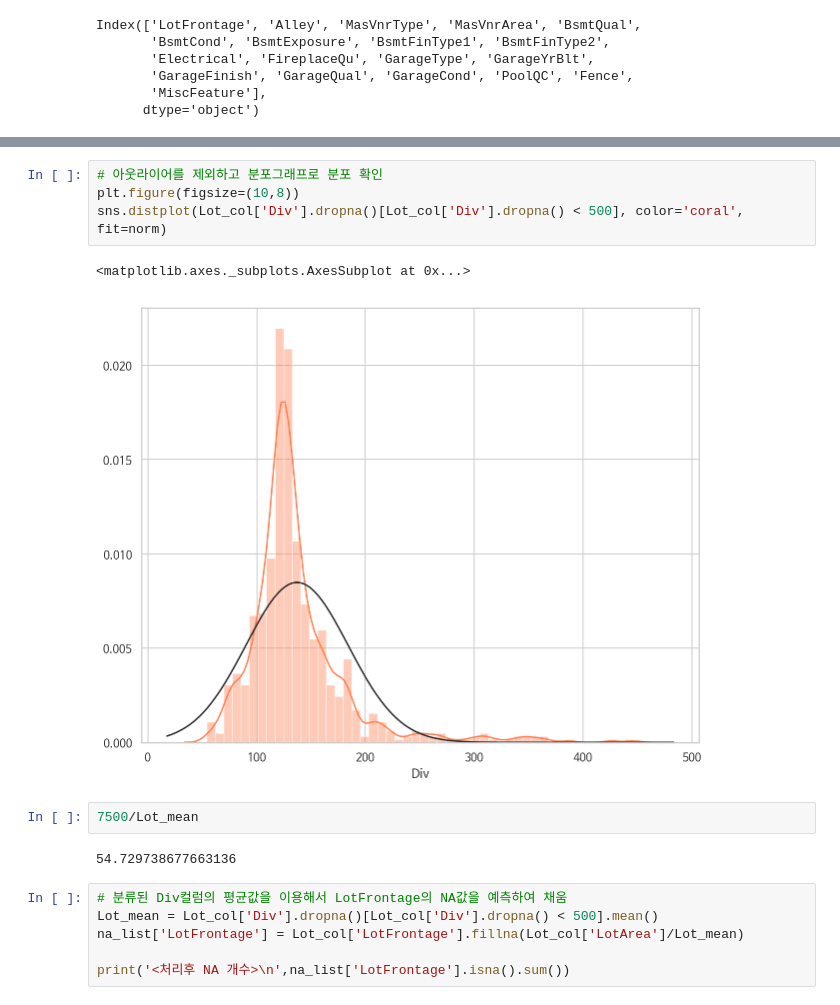
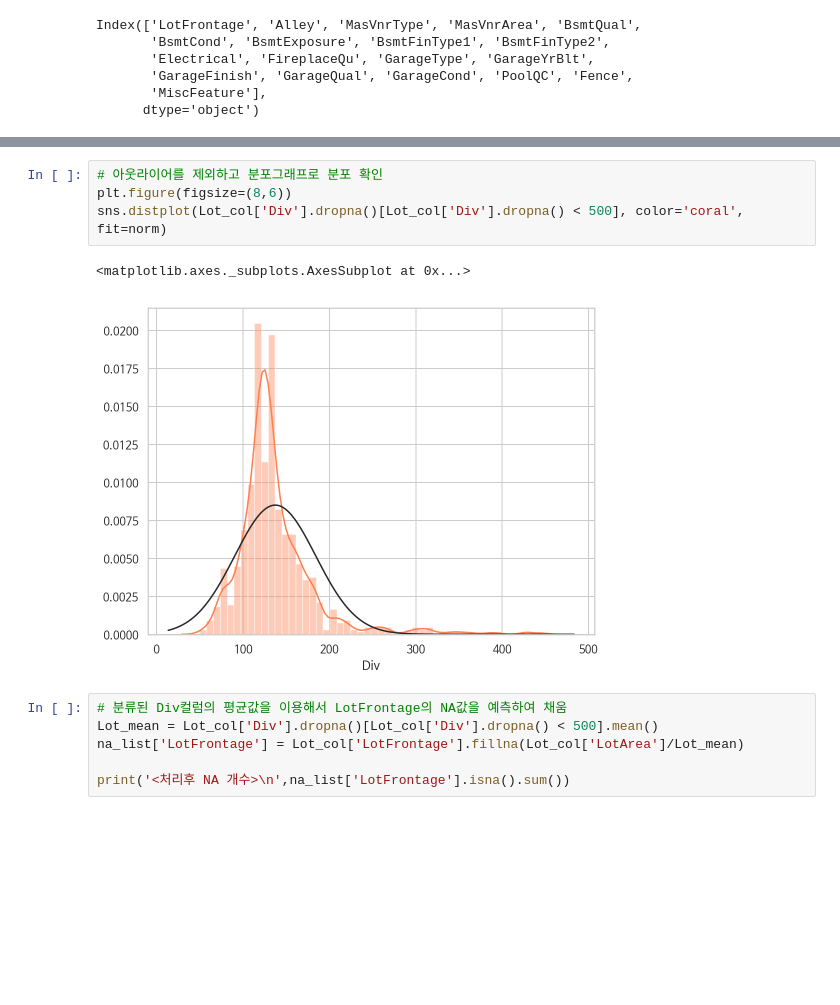
Before and after one commit to lim800/DoNotUse, a Jupyter notebook: SemiProject/houseplrices/jjlim.ipynb, the cells around one changed output, grey strips where cells are left out. Cells and saved outputs as stored; diff of their text form; blank space fills up the shorter version.

```diff
--- a/SemiProject/houseplrices/jjlim.ipynb
+++ b/SemiProject/houseplrices/jjlim.ipynb
@@ -238,15 +239,11 @@ max      446.608696
 Name: Div, dtype: float64
 # %%
 # 아웃라이어를 제외하고 분포그래프로 분포 확인
-plt.figure(figsize=(10,8))
+plt.figure(figsize=(8,6))
 sns.distplot(Lot_col['Div'].dropna()[Lot_col['Div'].dropna() < 500], color='coral', fit=norm)
 # %% [output]
 <matplotlib.axes._subplots.AxesSubplot at 0x...>
-[figure, old version]
+[figure, new version]
-# %%
-7500/Lot_mean
-# %% [output]
-54.729738677663136
 # %%
 # 분류된 Div컬럼의 평균값을 이용해서 LotFrontage의 NA값을 예측하여 채움
 Lot_mean = Lot_col['Div'].dropna()[Lot_col['Div'].dropna() < 500].mean()
```
Also changed, not shown: parts of 53 cells of this notebook.
